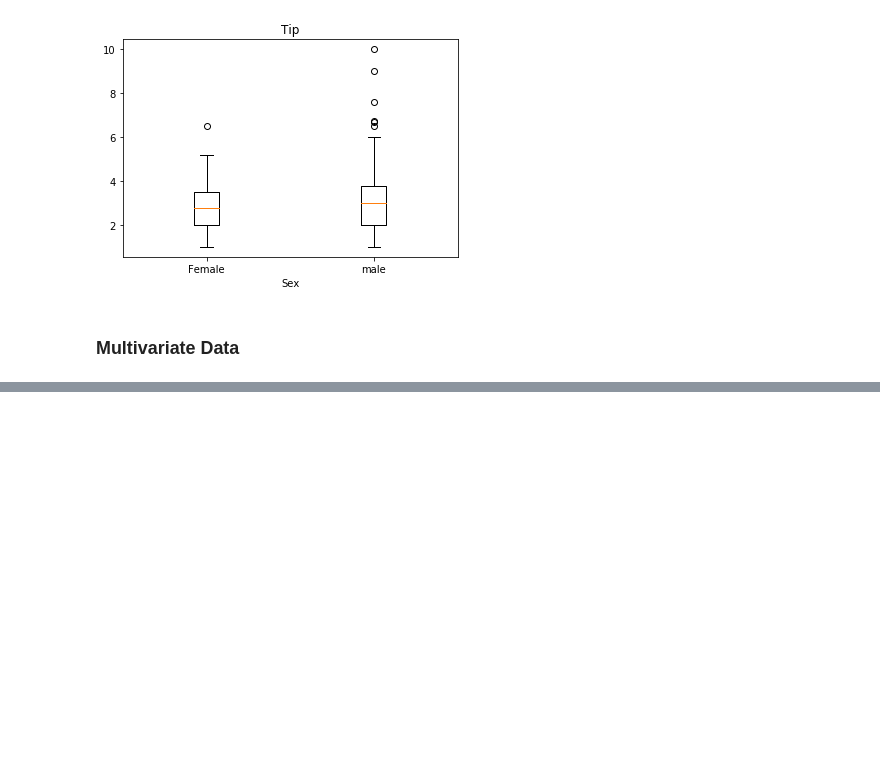
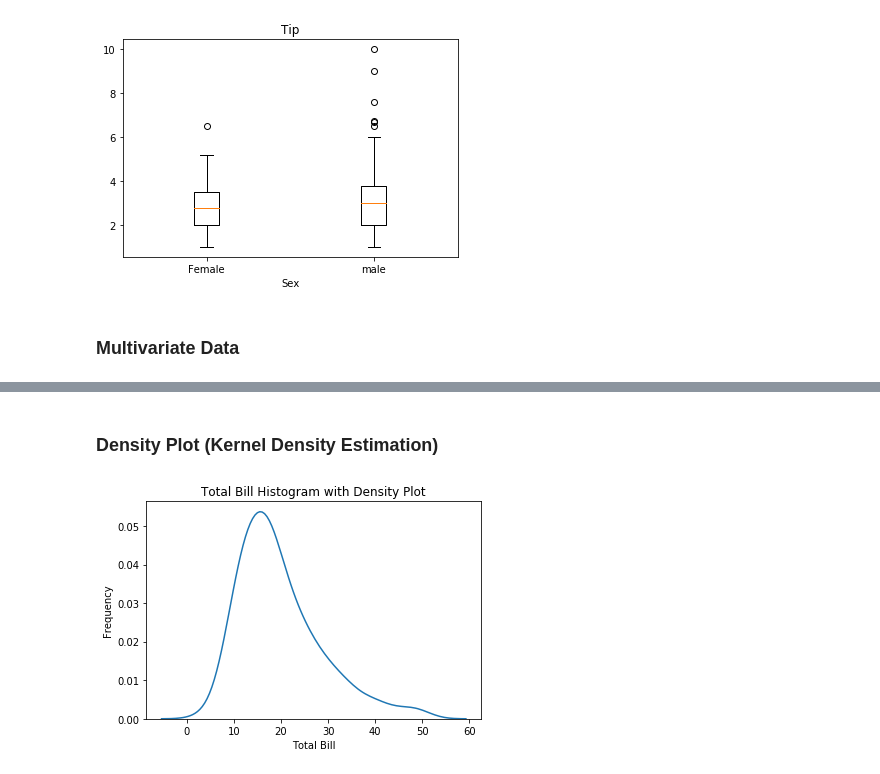
Before and after one commit to DeepikaSampangi/python_ds_pkgs, a Jupyter notebook: Pandas/Pandas - Plotting.ipynb, the cells around one changed output, grey strips where cells are left out. Cells and saved outputs as stored; diff of their text form; code cells hidden in the pictures; blank space fills up the shorter version.

```diff
--- a/Pandas/Pandas - Plotting.ipynb
+++ b/Pandas/Pandas - Plotting.ipynb
@@ -170,0 +198,14 @@ AttributeError: 'AxesSubplot' object has no attribute 'set_ylable'
+# %% [markdown]
+### Density Plot (Kernel Density Estimation)
+# %%
+dens, ax = plt.subplots()
+
+ax = sns.distplot(tips['total_bill'], hist=False)
+
+ax.set_title('Total Bill Histogram with Density Plot')
+ax.set_xlabel('Total Bill')
+ax.set_ylabel('Frequency')
+
+plt.show()
+# %% [output]
+[figure, added]
```
Also changed, not shown: parts of 9 cells of this notebook, 1 other file.
